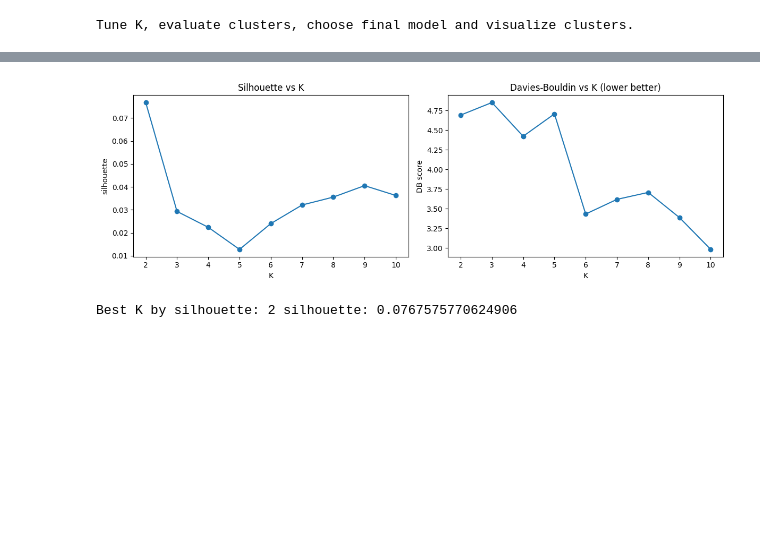
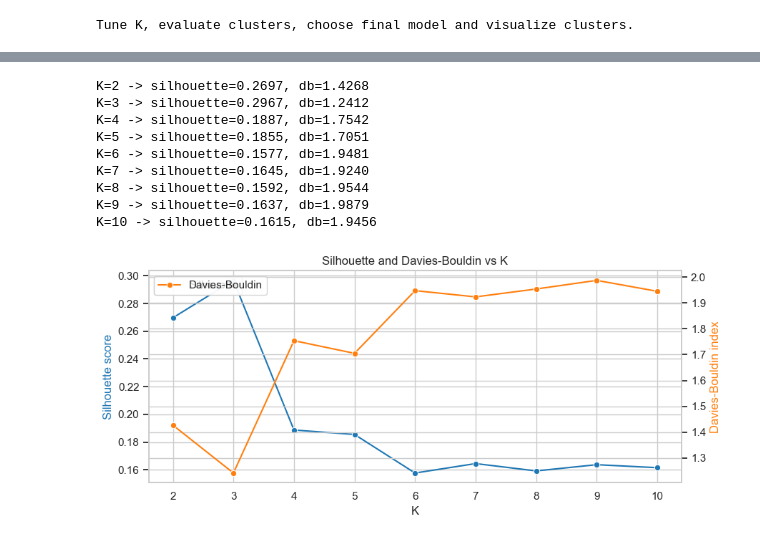
Before and after one commit to ragnarok-7/netflix-clustering, a Jupyter notebook: notebooks/04_clustering_evaluation_and_visualization.ipynb, the cells around one changed output, grey strips where cells are left out. Cells and saved outputs as stored; diff of their text form; code cells hidden in the pictures; blank space fills up the shorter version.

```diff
--- a/notebooks/04_clustering_evaluation_and_visualization.ipynb
+++ b/notebooks/04_clustering_evaluation_and_visualization.ipynb
@@ -33,41 +34,40 @@ Loaded X shape: (7787, 94) DF rows: 7787
 # %%
-# Cell 3: scale and sweep K (2..10)
-scaler = StandardScaler()
-X_scaled = scaler.fit_transform(X)
-
-k_values = list(range(2,11))
+# Cell 2
+ks = list(range(2, 11))
 sil_scores = []
 db_scores = []
-for k in k_values:
-    km = KMeans(n_clusters=k, random_state=RANDOM_STATE, n_init=10)
-    labels = km.fit_predict(X_scaled)
-    if len(set(labels)) > 1:
-        sil = silhouette_score(X_scaled, labels)
-        db = davies_bouldin_score(X_scaled, labels)
-    else:
-        sil, db = float('nan'), float('nan')
+for k in ks:
+    km = KMeans(n_clusters=k, random_state=42)
+    labels = km.fit_predict(X_combined)
+    sil = silhouette_score(X_combined, labels)
+    db = davies_bouldin_score(X_combined, labels)
     sil_scores.append(sil)
     db_scores.append(db)
+    print(f"K={k} -> silhouette={sil:.4f}, db={db:.4f}")
 
-# plot metrics
-plt.figure(figsize=(12,4))
-plt.subplot(1,2,1)
-plt.plot(k_values, sil_scores, marker='o')
-plt.title("Silhouette vs K")
-plt.xlabel("K"); plt.ylabel("silhouette")
-plt.subplot(1,2,2)
-plt.plot(k_values, db_scores, marker='o')
-plt.title("Davies-Bouldin vs K (lower better)")
-plt.xlabel("K"); plt.ylabel("DB score")
+# Plot (silhouette left, DB right)
+plt.figure(figsize=(9,4))
+ax = plt.gca()
+ax2 = ax.twinx()
+sns.lineplot(x=ks, y=sil_scores, marker="o", label="Silhouette", ax=ax, color="tab:blue")
+sns.lineplot(x=ks, y=db_scores, marker="o", label="Davies-Bouldin", ax=ax2, color="tab:orange")
+ax.set_xlabel("K")
+ax.set_ylabel("Silhouette score", color="tab:blue")
+ax2.set_ylabel("Davies-Bouldin index", color="tab:orange")
+ax.set_xticks(ks)
+plt.title("Silhouette and Davies-Bouldin vs K")
+ax.legend(loc="upper left")
 plt.tight_layout()
 plt.show()
-
-# choose best_k by highest silhouette (break ties by lower DB)
-import numpy as np
-best_idx = int(np.nanargmax(np.array(sil_scores)))
-best_k = k_values[best_idx]
-print("Best K by silhouette:", best_k, "silhouette:", sil_scores[best_idx])
 # %% [output]
+K=2 -> silhouette=0.2697, db=1.4268
+K=3 -> silhouette=0.2967, db=1.2412
+K=4 -> silhouette=0.1887, db=1.7542
+K=5 -> silhouette=0.1855, db=1.7051
+K=6 -> silhouette=0.1577, db=1.9481
+K=7 -> silhouette=0.1645, db=1.9240
+K=8 -> silhouette=0.1592, db=1.9544
+K=9 -> silhouette=0.1637, db=1.9879
+K=10 -> silhouette=0.1615, db=1.9456
-[figure, old version]
+[figure, new version]
-Best K by silhouette: 2 silhouette: 0.0767575770624906
 # %%
```
Also changed, not shown: parts of 8 cells of this notebook, 12 other files.
